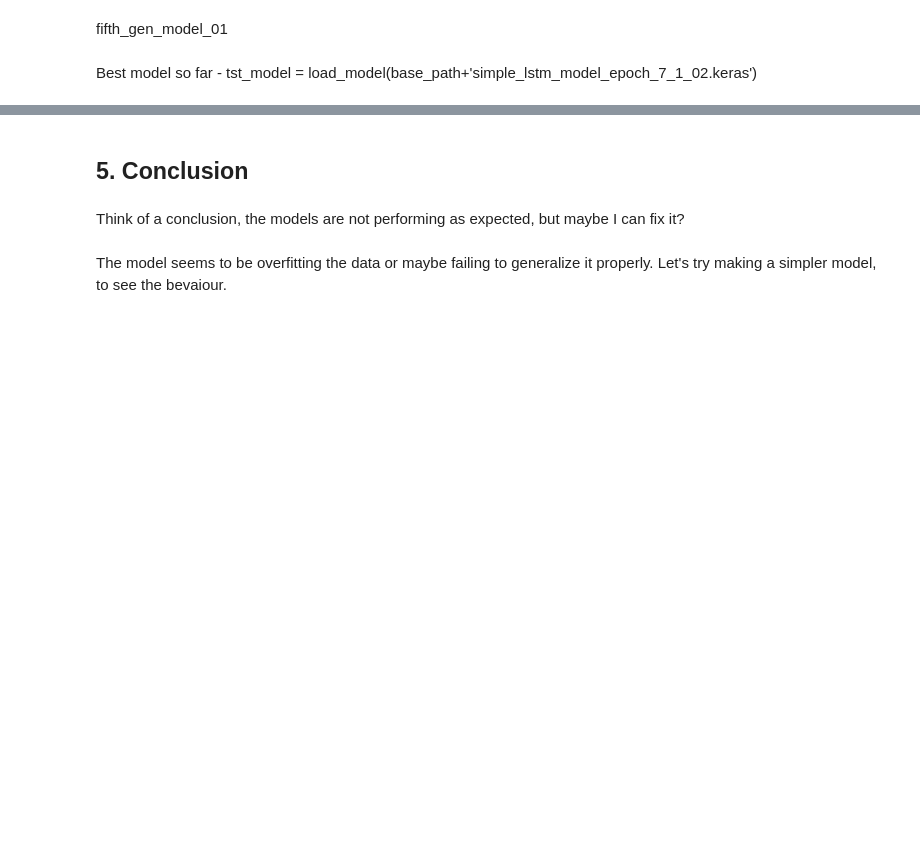
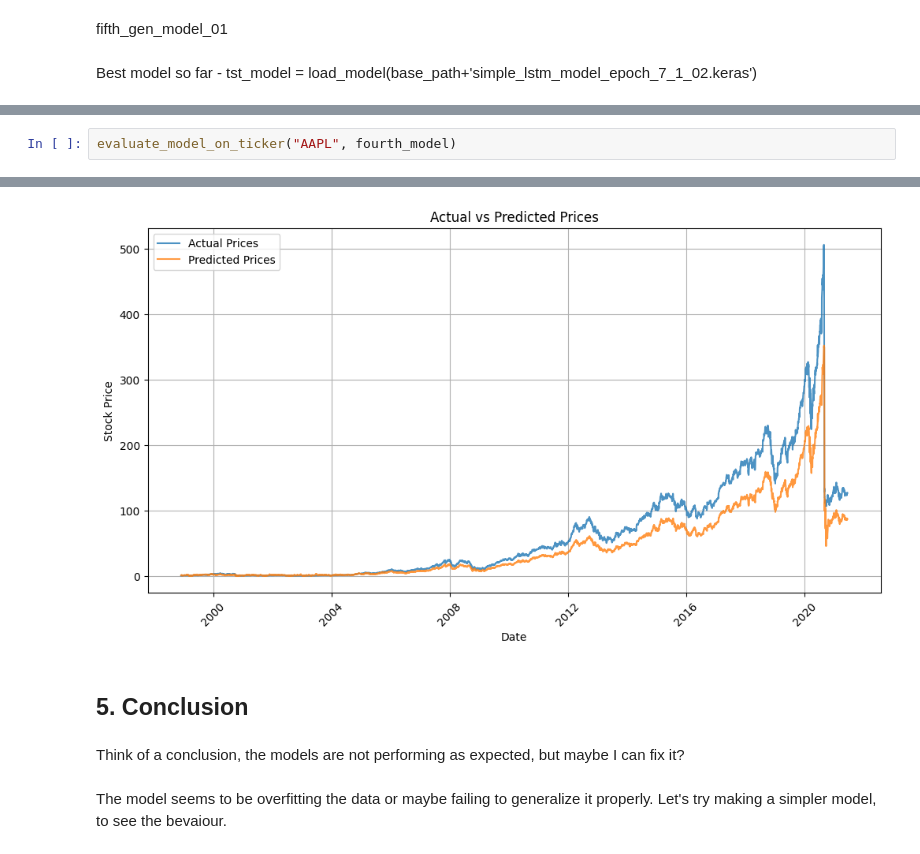
Before and after one commit to thunder913/Deep-Learning, a Jupyter notebook: stocks_deep_learning.ipynb, the cells around one changed output, grey strips where cells are left out. Cells and saved outputs as stored; diff of their text form; blank space fills up the shorter version.

```diff
--- a/stocks_deep_learning.ipynb
+++ b/stocks_deep_learning.ipynb
@@ -1055,0 +1096,3 @@ predicted
+# %%
+evaluate_model_on_ticker("AAPL", fourth_model)
+# %% [output]
@@ -1056,3 +1101,4 @@ predicted
+[figure, added]
 # %% [markdown]
 ## 5. Conclusion
 # %% [markdown]
```
Also changed, not shown: parts of 24 cells of this notebook, 2 other files.
